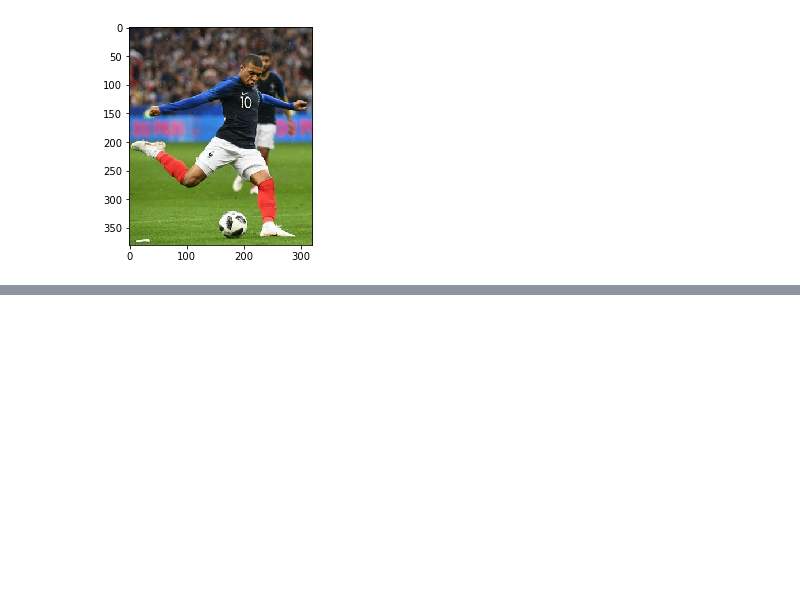
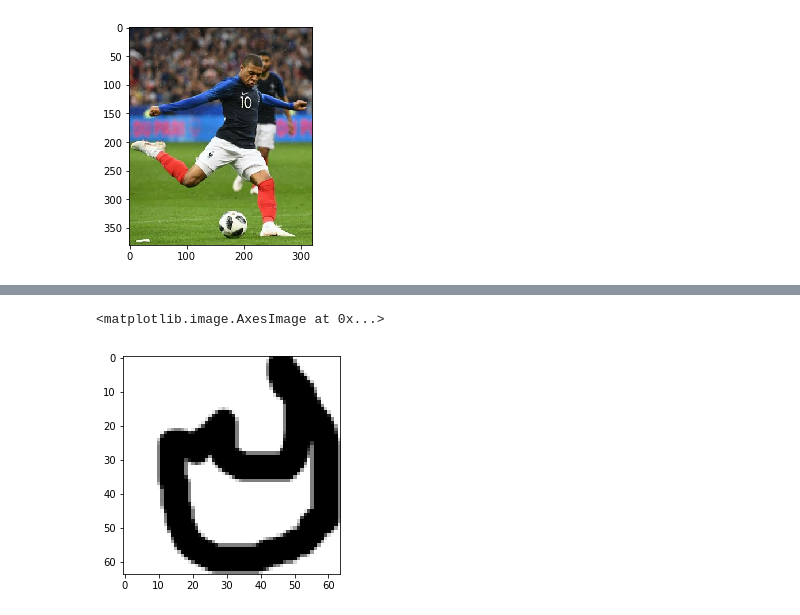
Before and after one commit to DatenBiene/Reco_Logo, a Jupyter notebook: Learning cv2.ipynb, the cells around one changed output, grey strips where cells are left out. Drawn from its saved outputs; the diff is of its cells as text; code cells hidden in the pictures; blank space fills up the shorter version.

```diff
--- a/Learning cv2.ipynb
+++ b/Learning cv2.ipynb
@@ -92,0 +105,7 @@ plt.imshow(mbappe)
+# %%
+img = cv2.imread('/Users/Delanoue/Documents/GitHubRepo/Reco_Logo/Paint_image/logo_drew/tinder_10.png',0)
+img=255-img
+plt.imshow(img,cmap='binary')
+# %% [output]
+<matplotlib.image.AxesImage at 0x...>
+[figure, added]
```
Also changed, not shown: parts of 4 cells of this notebook.
